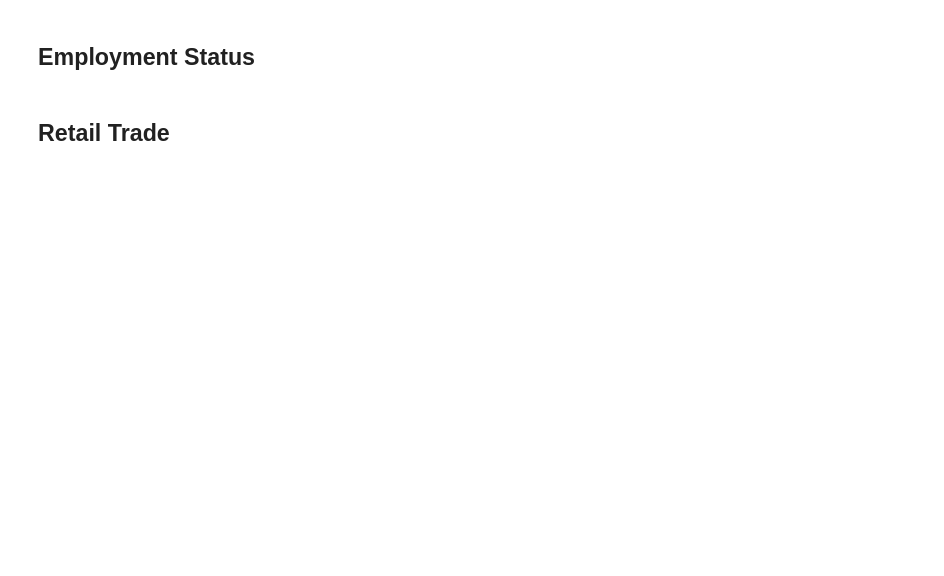
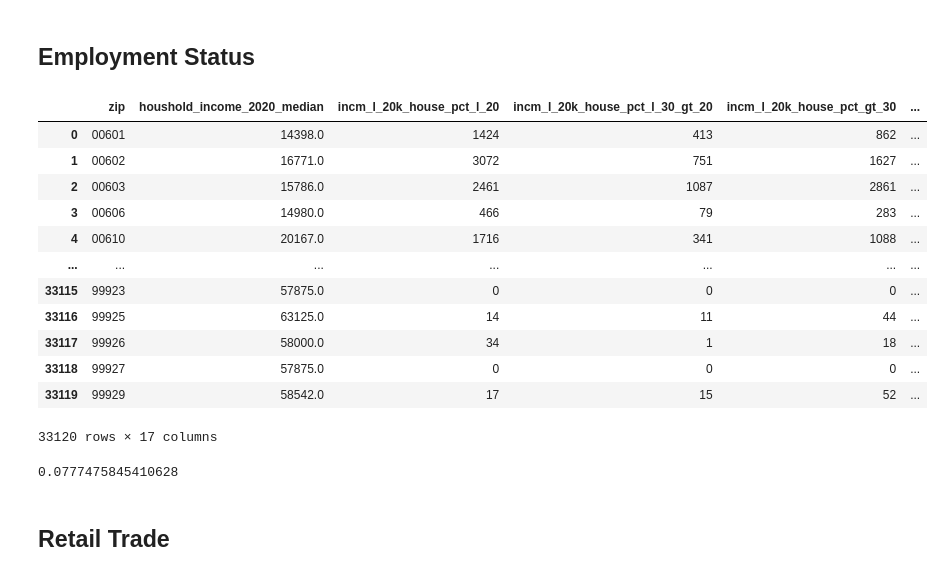
Before and after one commit to jhancuch/sba-loan-credit-analysis, a Jupyter notebook: eda/forecasting_census_variables.ipynb, the cells around one changed output. Drawn from its saved outputs; the diff is of its cells as text; code cells hidden in the pictures; blank space fills up the shorter version.

```diff
--- a/eda/forecasting_census_variables.ipynb
+++ b/eda/forecasting_census_variables.ipynb
@@ -260,7 +260,7 @@ emp_status_2['houshold_income_2020_median'] = emp_status_2['houshold_income_2020
 emp_status_2['houshold_income_2020_median'] = emp_status_2['houshold_income_2020_median'].replace('-', np.nan, regex=True)
 
 emp_status_2['houshold_income_2020_median'] = emp_status_2['houshold_income_2020_median'].astype(float)
-emp_status_2.loc[emp_status_2['houshold_income_2020_median'] == np.nan, 'houshold_income_2020_median'] = emp_status_2['houshold_income_2020_median'].median
+emp_status_2.loc[emp_status_2['houshold_income_2020_median'].isnull(), 'houshold_income_2020_median'] = emp_status_2['houshold_income_2020_median'].median()
 # %% [markdown]
 ### Nonemployer
 # %%
@@ -377,5 +482,25 @@ for i in range(0, len(bp_zip2)):
 ## Employment Status
 # %%
 # only grow median income, copy over 2020 distribution to 2021
+# %%
+emp_status_2['houshold_income_2021_median'] = emp_status_2['houshold_income_2020_median'] * gdp[''].median()
+# %% [output]
+|  | zip | houshold_income_2020_median | incm_l_20k_house_pct_l_20 | incm_l_20k_house_pct_l_30_gt_20 | incm_l_20k_house_pct_gt_30 | ... |
+| 0 | 00601 | 14398.0 | 1424 | 413 | 862 | ... |
+| 1 | 00602 | 16771.0 | 3072 | 751 | 1627 | ... |
+| 2 | 00603 | 15786.0 | 2461 | 1087 | 2861 | ... |
+| 3 | 00606 | 14980.0 | 466 | 79 | 283 | ... |
+| 4 | 00610 | 20167.0 | 1716 | 341 | 1088 | ... |
+| ... | ... | ... | ... | ... | ... | ... |
+| 33115 | 99923 | 57875.0 | 0 | 0 | 0 | ... |
+| 33116 | 99925 | 63125.0 | 14 | 11 | 44 | ... |
+| 33117 | 99926 | 58000.0 | 34 | 1 | 18 | ... |
+| 33118 | 99927 | 57875.0 | 0 | 0 | 0 | ... |
+| 33119 | 99929 | 58542.0 | 17 | 15 | 52 | ... |
+33120 rows × 17 columns
+# %%
+2575/len(emp_status_2)
+# %% [output]
+0.0777475845410628
 # %% [markdown]
 ## Retail Trade
```
Also changed, not shown: parts of 16 cells of this notebook.
